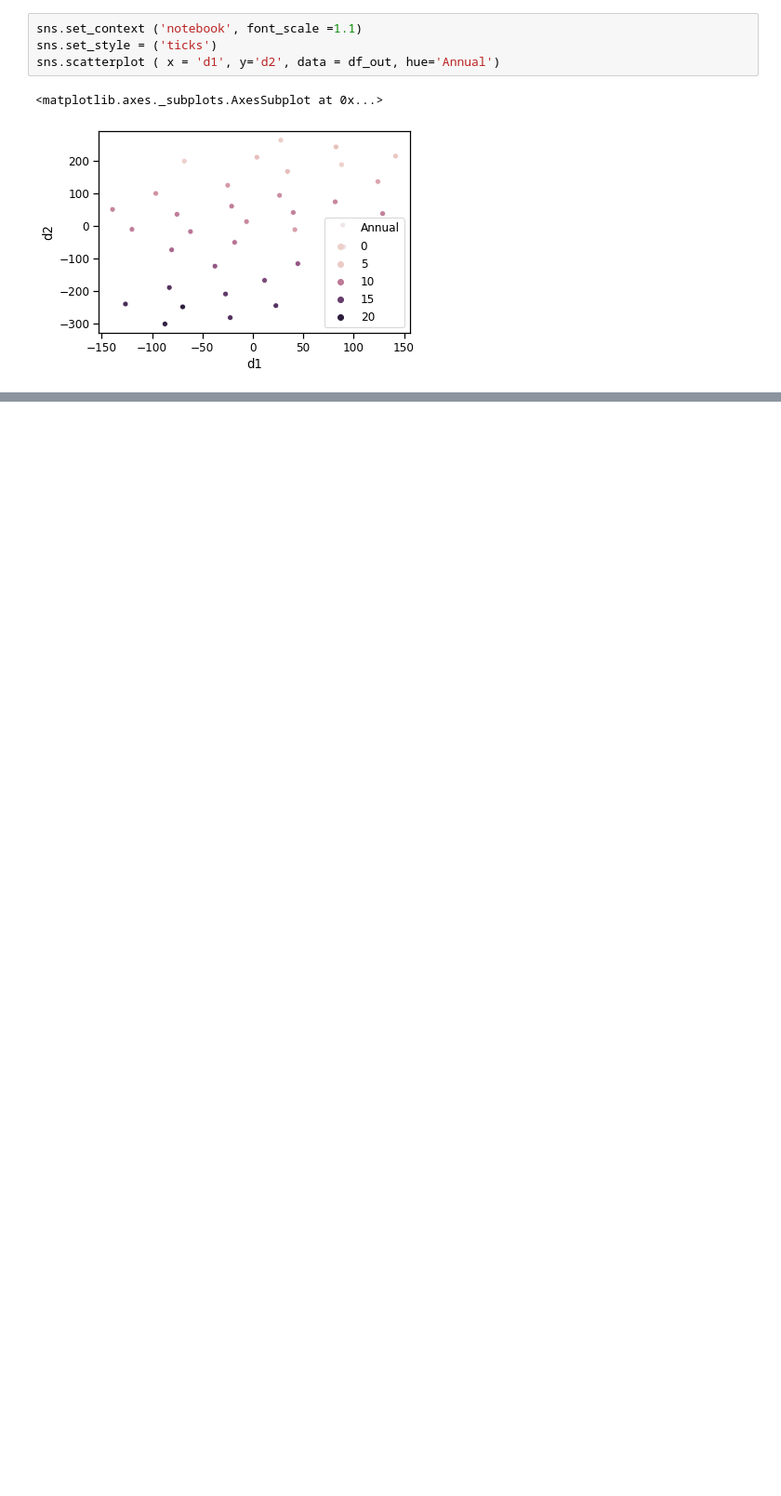
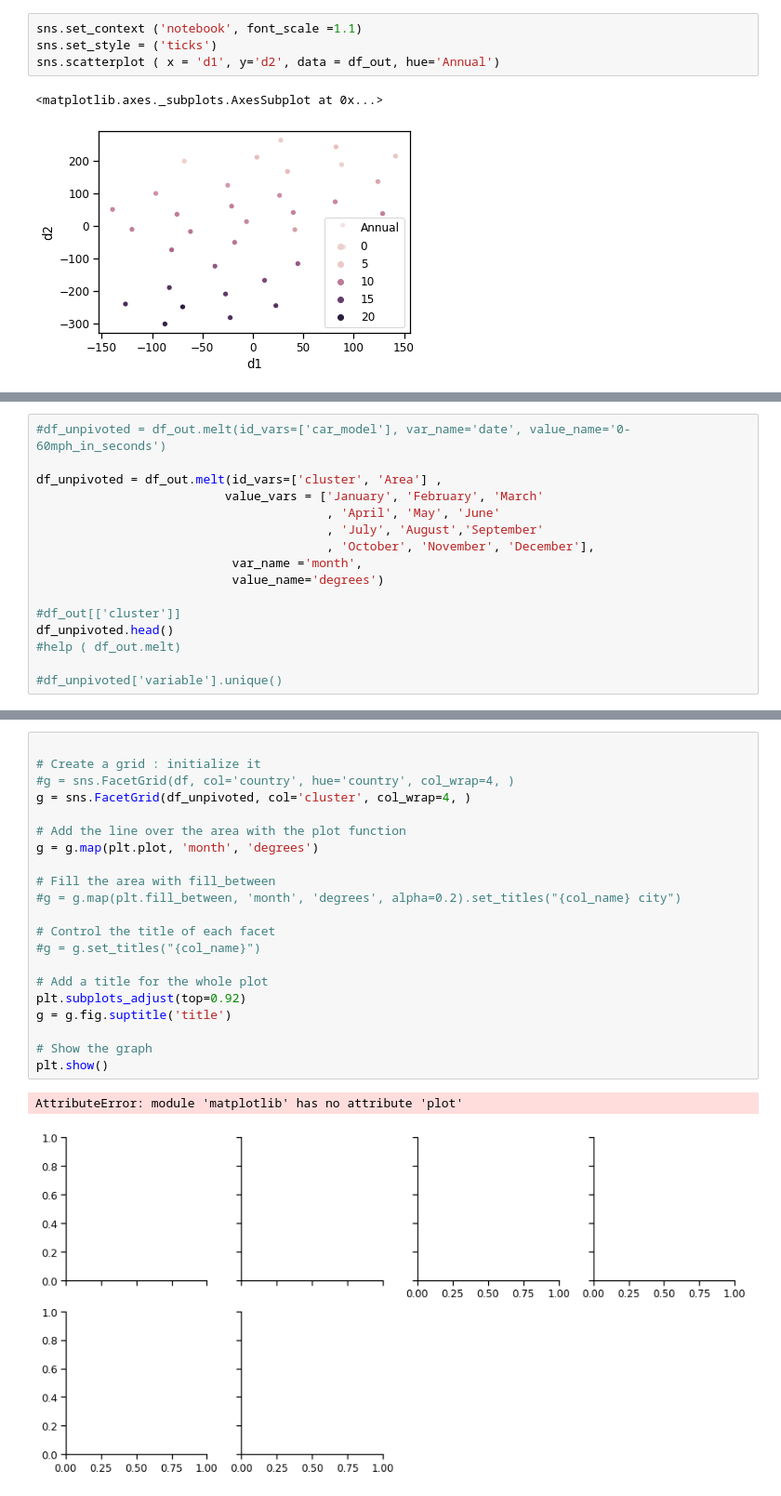
Before and after one commit to steed360/DimensionalityReduction, a Jupyter notebook: Notebooks/Cluster City Temperatures Using T-SNE .ipynb, the cells around one changed output, grey strips where cells are left out. Shown: that part at 93% size. Drawn from its saved outputs; the diff is of its cells as text; blank space fills up the shorter version.

```diff
--- a/Notebooks/Cluster City Temperatures Using T-SNE .ipynb
+++ b/Notebooks/Cluster City Temperatures Using T-SNE .ipynb
@@ -110,0 +113,16 @@ df_out.groupby(['cluster', 'Area'])['cluster'].count().unstack().fillna(0)
+# %%
+#df_unpivoted = df_out.melt(id_vars=['car_model'], var_name='date', value_name='0-60mph_in_seconds')
+
+df_unpivoted = df_out.melt(id_vars=['cluster', 'Area'] ,
+                          value_vars = ['January', 'February', 'March'
+                                        , 'April', 'May', 'June'
+                                        , 'July', 'August','September'
+                                        , 'October', 'November', 'December'],
+                           var_name ='month',
+                           value_name='degrees')
+
+#df_out[['cluster']]
+df_unpivoted.head()
+#help ( df_out.melt)
+
+#df_unpivoted['variable'].unique()
@@ -110,0 +136,24 @@ df_out.groupby(['cluster', 'Area'])['cluster'].count().unstack().fillna(0)
+# %%
+
+# Create a grid : initialize it
+#g = sns.FacetGrid(df, col='country', hue='country', col_wrap=4, )
+g = sns.FacetGrid(df_unpivoted, col='cluster', col_wrap=4, )
+
+# Add the line over the area with the plot function
+g = g.map(plt.plot, 'month', 'degrees')
+
+# Fill the area with fill_between
+#g = g.map(plt.fill_between, 'month', 'degrees', alpha=0.2).set_titles("{col_name} city")
+
+# Control the title of each facet
+#g = g.set_titles("{col_name}")
+
+# Add a title for the whole plot
+plt.subplots_adjust(top=0.92)
+g = g.fig.suptitle('title')
+
+# Show the graph
+plt.show()
+# %% [output]
+AttributeError: module 'matplotlib' has no attribute 'plot'
+[figure, added]
```
Also changed, not shown: parts of 7 cells of this notebook.
